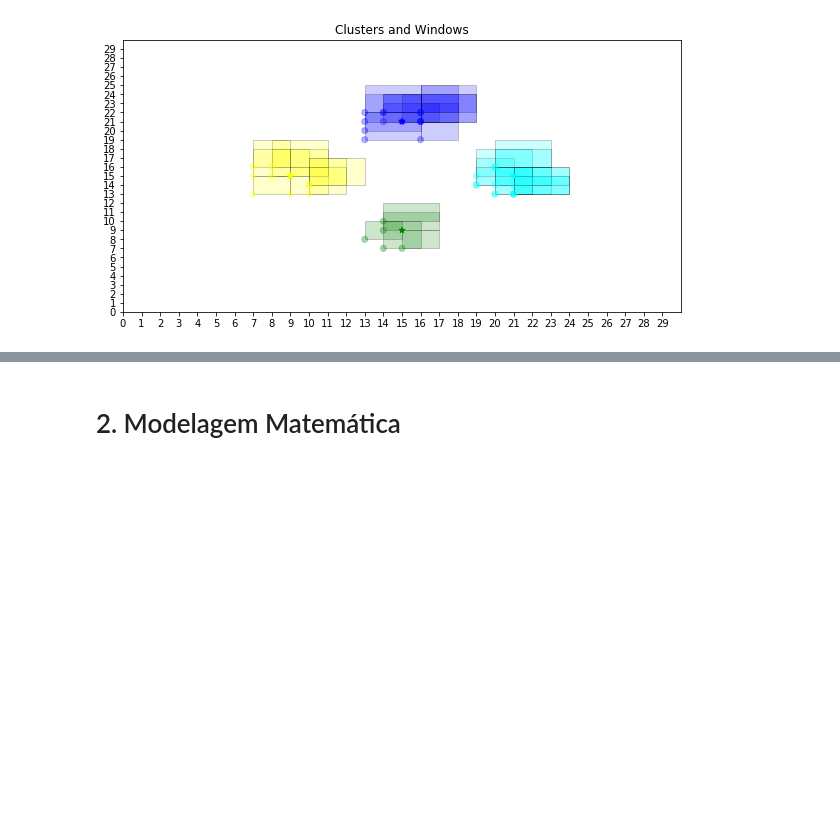
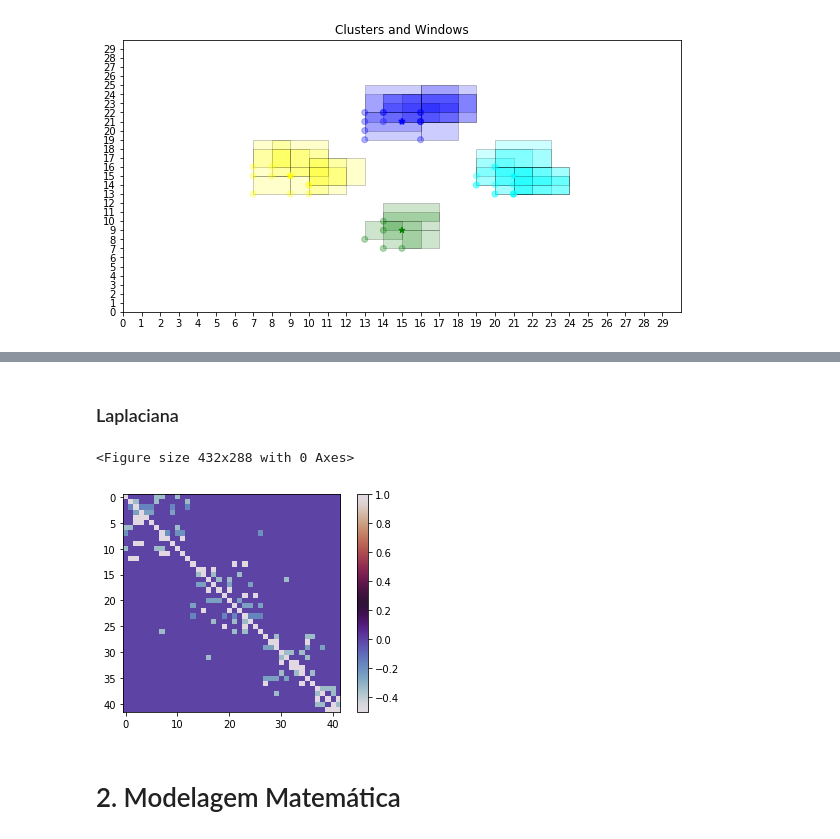
Before and after one commit to cabraile/SME_5720, a Jupyter notebook: notebooks/Projeto.ipynb, the cells around one changed output, grey strips where cells are left out. Cells and saved outputs as stored; diff of their text form; code cells hidden in the pictures; blank space fills up the shorter version.

```diff
--- a/notebooks/Projeto.ipynb
+++ b/notebooks/Projeto.ipynb
@@ -24,7 +25,7 @@ MAX_WINDOW_DIM = 3 # The max height or width each window can have. For the proje
 MIN_WINDOW_DIM = 2 # The minimum height or width each window can have. For the project the default is 2.
 CLUSTER_DISTANCE_FROM_SCREEN_CENTER = 6 # The distance from the clusters to the screen center in pixels
 POINT_DISTANCE_FROM_CLUSTER = 2         # How far the points can be from the cluster in pixels
-KNN_K = 1         # The number of closest neighbors considered for building the connectivity graph
-ALPHA = 0.1       # The weighting value for the energy function between E_N and E_O
-SEED = 1.0        # Seed used for random numbers generation
+KNN_K = 2         # The number of closest neighbors considered for building the connectivity graph
+ALPHA = 0.2       # The weighting value for the energy function between E_N and E_O
+SEED = 1        # Seed used for random numbers generation
 # %% [markdown]
@@ -85,3 +100,14 @@ graphics.draw_windows(clusters, points_pos, points_dims, points[:,4], n_groups,
+# %% [markdown]
+### Laplaciana
+# %%
+clf()
+rcParams["image.cmap"] = 'twilight'
+fig, ax = subplots()
+aa = ax.imshow(_LAPLACIAN_L)
+cbar = fig.colorbar(aa)
+# %% [output]
+<Figure size 432x288 with 0 Axes>
+[figure, added]
 # %% [markdown]
 # 2. Modelagem Matemática
 # %% [markdown]
```
Also changed, not shown: parts of 23 cells of this notebook.
